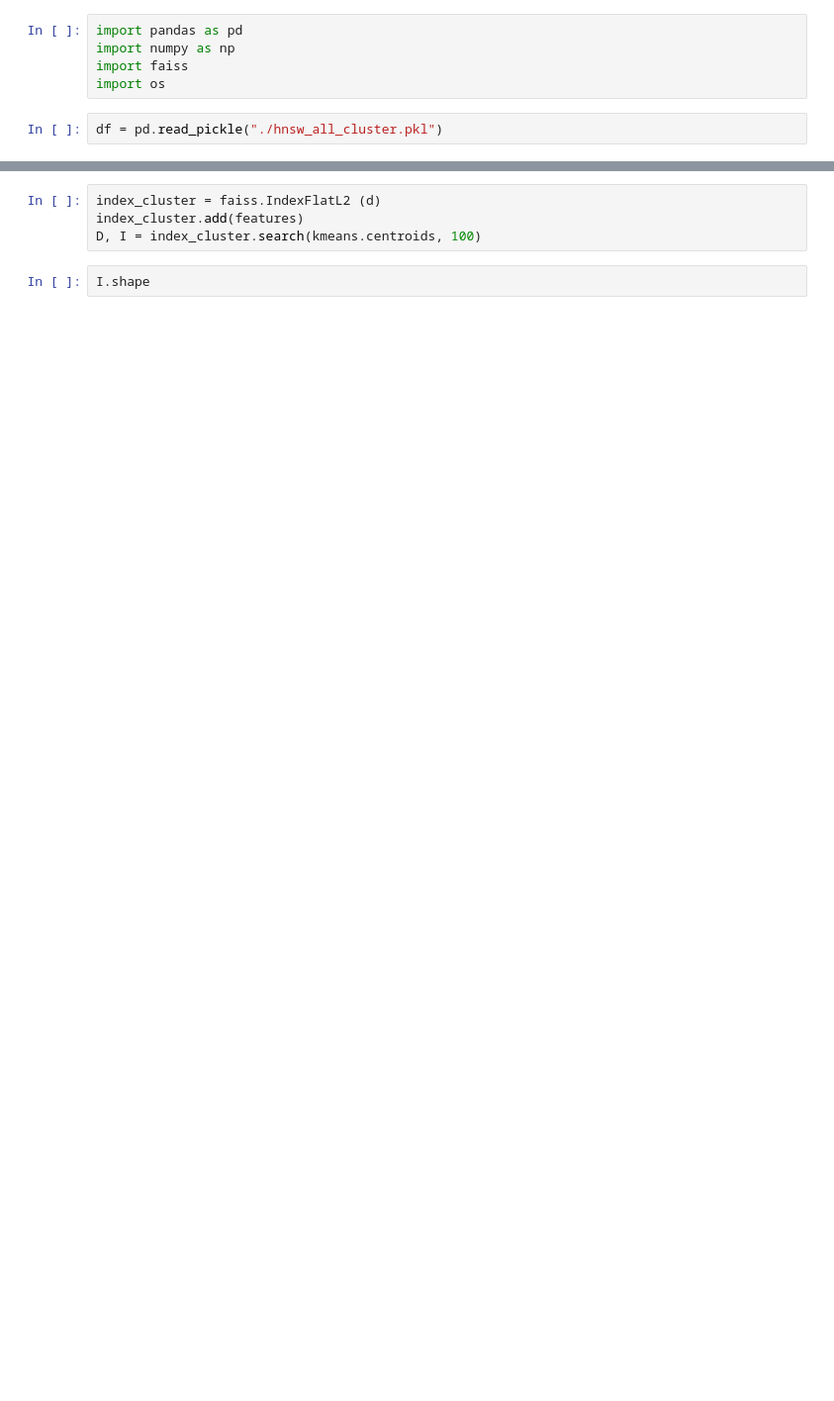
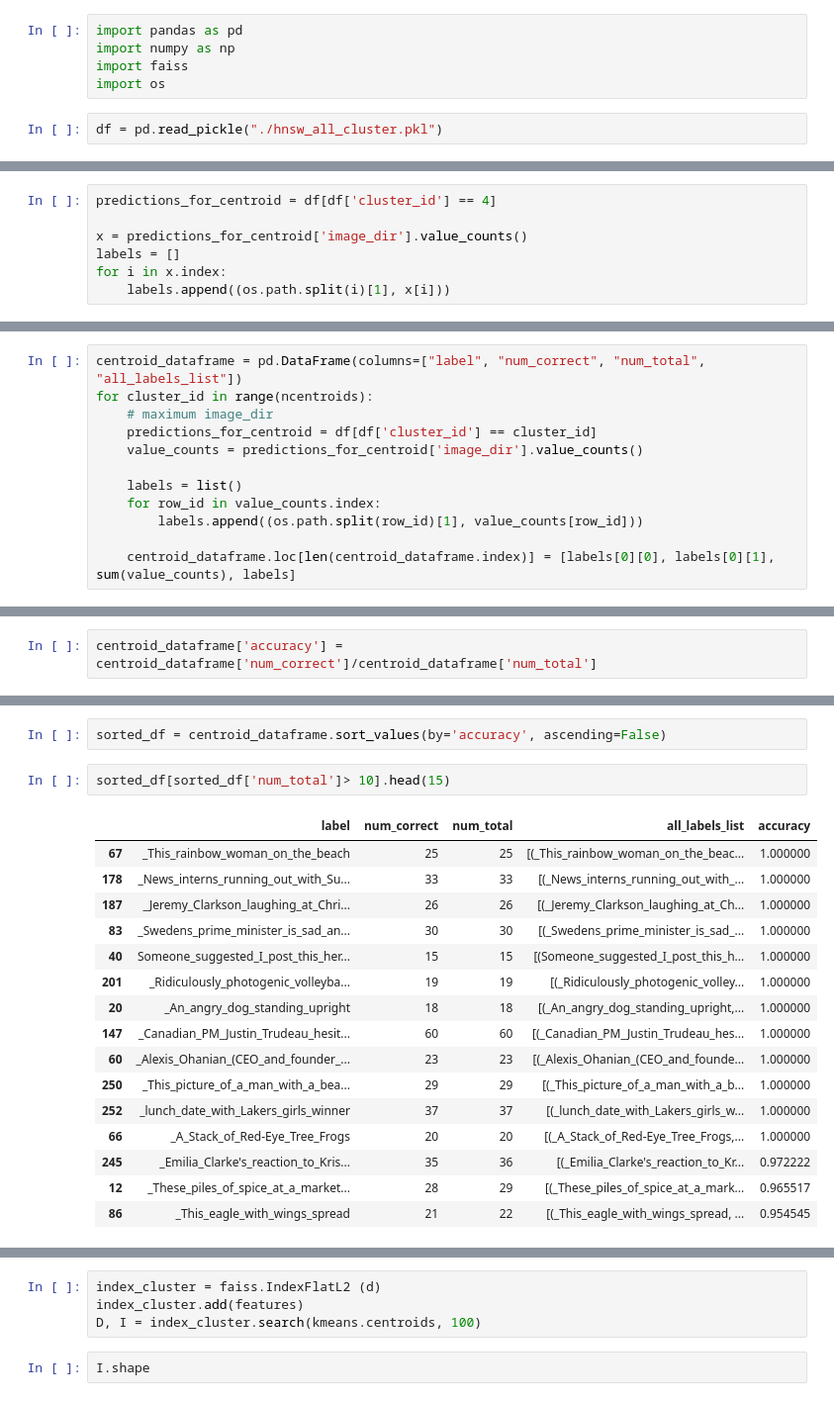
Before and after one commit to aryan-rajoria/motif-mining, a Jupyter notebook: getting cluster labels.ipynb, the cells around one changed output, grey strips where cells are left out. Shown: that part at 99% size. Cells and saved outputs as stored; diff of their text form; blank space fills up the shorter version.

Commit message:
different clustering algorithms

```diff
--- a/getting cluster labels.ipynb
+++ b/getting cluster labels.ipynb
@@ -29,0 +51,7 @@ Clustering 10126 points in 2048D to 185 clusters, redo 1 times, 50 iterations
+# %%
+predictions_for_centroid = df[df['cluster_id'] == 4]
+
+x = predictions_for_centroid['image_dir'].value_counts()
+labels = []
+for i in x.index:
+    labels.append((os.path.split(i)[1], x[i]))
@@ -29,0 +68,12 @@ Clustering 10126 points in 2048D to 185 clusters, redo 1 times, 50 iterations
+# %%
+centroid_dataframe = pd.DataFrame(columns=["label", "num_correct", "num_total", "all_labels_list"])
+for cluster_id in range(ncentroids):
+    # maximum image_dir
+    predictions_for_centroid = df[df['cluster_id'] == cluster_id]
+    value_counts = predictions_for_centroid['image_dir'].value_counts()
+
+    labels = list()
+    for row_id in value_counts.index:
+        labels.append((os.path.split(row_id)[1], value_counts[row_id]))
+
+    centroid_dataframe.loc[len(centroid_dataframe.index)] = [labels[0][0], labels[0][1], sum(value_counts), labels]
@@ -29,0 +110,2 @@ Clustering 10126 points in 2048D to 185 clusters, redo 1 times, 50 iterations
+# %%
+centroid_dataframe['accuracy'] = centroid_dataframe['num_correct']/centroid_dataframe['num_total']
@@ -29,0 +128,21 @@ Clustering 10126 points in 2048D to 185 clusters, redo 1 times, 50 iterations
+# %%
+sorted_df = centroid_dataframe.sort_values(by='accuracy', ascending=False)
+# %%
+sorted_df[sorted_df['num_total']> 10].head(15)
+# %% [output]
+|  | label | num_correct | num_total | all_labels_list | accuracy |
+| 67 | _This_rainbow_woman_on_the_beach | 25 | 25 | [(_This_rainbow_woman_on_the_beac... | 1.000000 |
+| 178 | _News_interns_running_out_with_Su... | 33 | 33 | [(_News_interns_running_out_with_... | 1.000000 |
+| 187 | _Jeremy_Clarkson_laughing_at_Chri... | 26 | 26 | [(_Jeremy_Clarkson_laughing_at_Ch... | 1.000000 |
+| 83 | _Swedens_prime_minister_is_sad_an... | 30 | 30 | [(_Swedens_prime_minister_is_sad_... | 1.000000 |
+| 40 | Someone_suggested_I_post_this_her... | 15 | 15 | [(Someone_suggested_I_post_this_h... | 1.000000 |
+| 201 | _Ridiculously_photogenic_volleyba... | 19 | 19 | [(_Ridiculously_photogenic_volley... | 1.000000 |
+| 20 | _An_angry_dog_standing_upright | 18 | 18 | [(_An_angry_dog_standing_upright,... | 1.000000 |
+| 147 | _Canadian_PM_Justin_Trudeau_hesit... | 60 | 60 | [(_Canadian_PM_Justin_Trudeau_hes... | 1.000000 |
+| 60 | _Alexis_Ohanian_(CEO_and_founder_... | 23 | 23 | [(_Alexis_Ohanian_(CEO_and_founde... | 1.000000 |
+| 250 | _This_picture_of_a_man_with_a_bea... | 29 | 29 | [(_This_picture_of_a_man_with_a_b... | 1.000000 |
+| 252 | _lunch_date_with_Lakers_girls_winner | 37 | 37 | [(_lunch_date_with_Lakers_girls_w... | 1.000000 |
+| 66 | _A_Stack_of_Red-Eye_Tree_Frogs | 20 | 20 | [(_A_Stack_of_Red-Eye_Tree_Frogs,... | 1.000000 |
+| 245 | _Emilia_Clarke's_reaction_to_Kris... | 35 | 36 | [(_Emilia_Clarke's_reaction_to_Kr... | 0.972222 |
+| 12 | _These_piles_of_spice_at_a_market... | 28 | 29 | [(_These_piles_of_spice_at_a_mark... | 0.965517 |
+| 86 | _This_eagle_with_wings_spread | 21 | 22 | [(_This_eagle_with_wings_spread, ... | 0.954545 |
```
Also changed, not shown: parts of 19 cells of this notebook, 3 other files.
